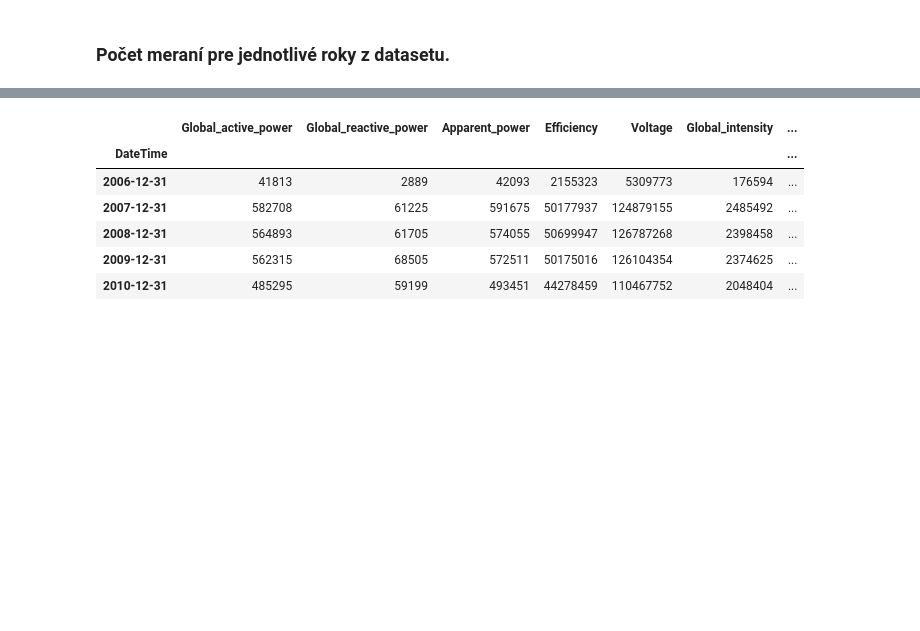
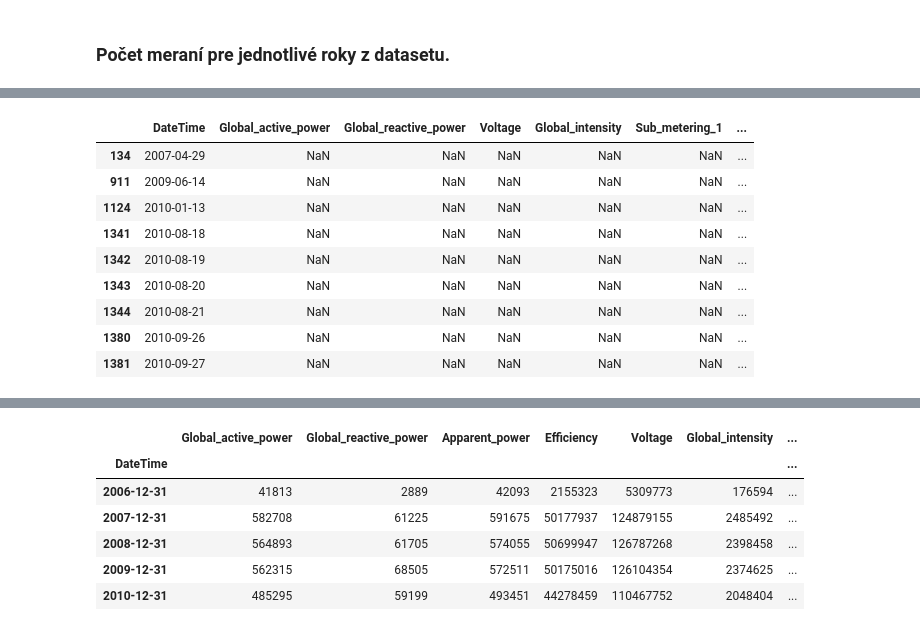
Before and after one commit to Mmathieus/IAU-project, a Jupyter notebook: quest.ipynb, the cells around one changed output, grey strips where cells are left out. Cells and saved outputs as stored; diff of their text form; code cells hidden in the pictures; blank space fills up the shorter version.

```diff
--- a/quest.ipynb
+++ b/quest.ipynb
@@ -196,0 +237,3 @@ for year, count in df.groupby(df['DateTime'].dt.year).size().items():
+# %%
+df_including = df.resample('D', on='DateTime').mean().reset_index()
+show_stats(dataframe=df_including)
@@ -196,0 +265,13 @@ for year, count in df.groupby(df['DateTime'].dt.year).size().items():
+# %%
+df_including[df_including.isna().any(axis=1)]
+# %% [output]
+|  | DateTime | Global_active_power | Global_reactive_power | Voltage | Global_intensity | Sub_metering_1 | ... |
+| 134 | 2007-04-29 | NaN | NaN | NaN | NaN | NaN | ... |
+| 911 | 2009-06-14 | NaN | NaN | NaN | NaN | NaN | ... |
+| 1124 | 2010-01-13 | NaN | NaN | NaN | NaN | NaN | ... |
+| 1341 | 2010-08-18 | NaN | NaN | NaN | NaN | NaN | ... |
+| 1342 | 2010-08-19 | NaN | NaN | NaN | NaN | NaN | ... |
+| 1343 | 2010-08-20 | NaN | NaN | NaN | NaN | NaN | ... |
+| 1344 | 2010-08-21 | NaN | NaN | NaN | NaN | NaN | ... |
+| 1380 | 2010-09-26 | NaN | NaN | NaN | NaN | NaN | ... |
+| 1381 | 2010-09-27 | NaN | NaN | NaN | NaN | NaN | ... |
```
Also changed, not shown: parts of 36 cells of this notebook.
